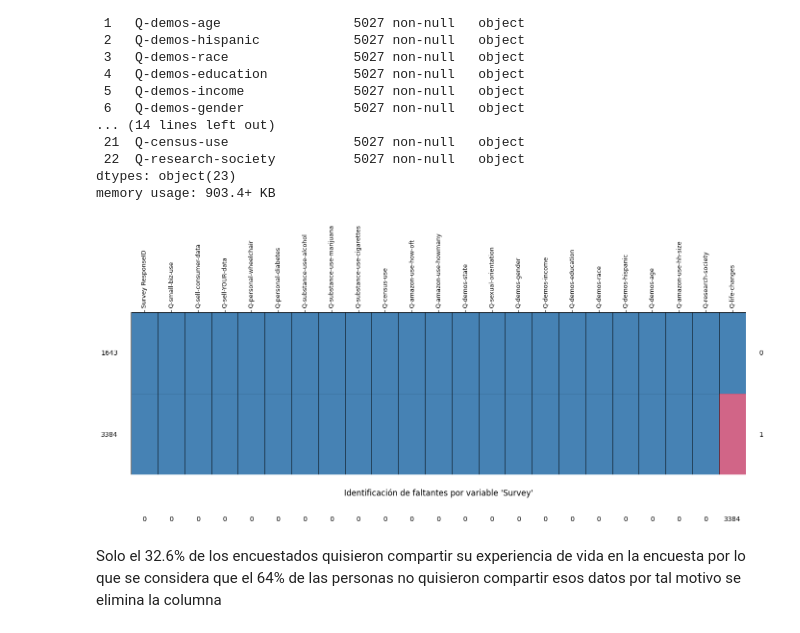
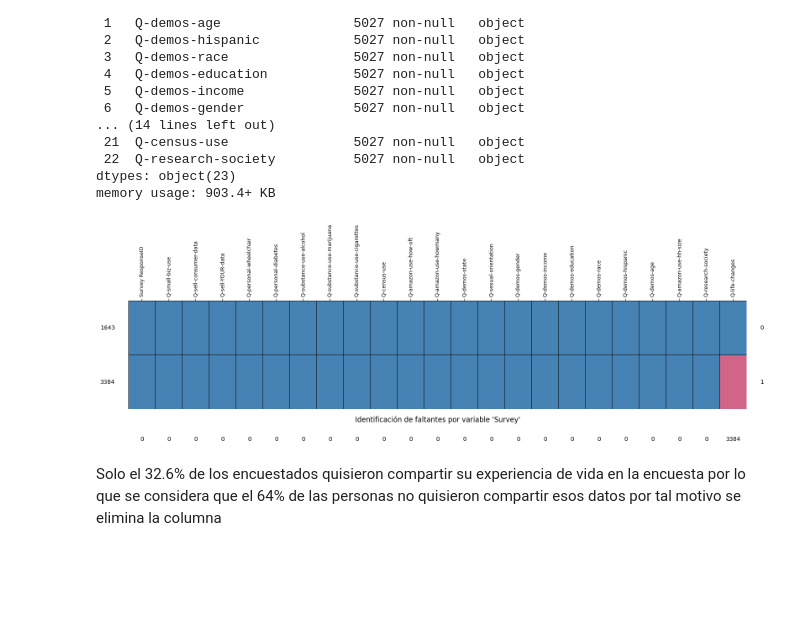
Before and after one commit to Th-msc-data-2026-ujav/Segmentacion-de-clientes-Samsung-SioW-SoW-y-Pow, a Jupyter notebook: segmentacion de clientes/segmentacion_clientes.ipynb, the cells around one changed output. Drawn from its saved outputs; the diff is of its cells as text; code cells hidden in the pictures; blank space fills up the shorter version.

```diff
--- a/segmentacion de clientes/segmentacion_clientes.ipynb
+++ b/segmentacion de clientes/segmentacion_clientes.ipynb
@@ -329,91 +326,14 @@ Data columns (total 23 columns):
 dtypes: object(23)
 memory usage: 903.4+ KB
 # %%
-# 1. Convertir a matriz booleana (True si es faltante, False si está presente)
-missing_matrix = survey .isnull()
-
-# 2. AGRUPAR por patrones idénticos de faltantes y contar cuántas filas tienen cada patrón
-# Esto reduce tus 19,706 filas a solo unas cuantas combinaciones únicas
-patrones = (
-    missing_matrix.groupby(list(missing_matrix.columns))
-    .size()
-    .reset_index(name="Frecuencia_Filas")
+grafico_faltantes_original(
+    survey,
+    "Identificación de faltantes por variable 'Survey'",
+    "figura_2.png",
+    figsize=(16, 6)
 )
-
-# 3. Ordenar los patrones: Primero los que tienen menos faltantes totales
-# Calculamos cuántas variables faltan en cada patrón (suma horizontal)
-patrones["Total_Faltantes_Por_Patron"] = patrones[survey .columns].sum(axis=1)
-patrones = patrones.sort_values(
-    by=["Total_Faltantes_Por_Patron", "Frecuencia_Filas"],
-    ascending=[True, False],
-)
-
-# 4Ordenar las columnas (variables): De menos faltantes a más faltantes (Izquierda a Derecha)
-total_faltantes_columna = missing_matrix.sum().sort_values()
-columnas_ordenadas = total_faltantes_columna.index
-
-# Reorganizar nuestra matriz agrupada con el orden correcto
-matriz_plot = patrones[columnas_ordenadas].copy()
-conteos_filas = patrones["Frecuencia_Filas"].values
-conteos_cols_patron = patrones["Total_Faltantes_Por_Patron"].values
-conteos_totales_cols = total_faltantes_columna.values
-
-# 5. DIBUJAR EL GRÁFICO (Estilo Cuadrícula de la segunda imagen)
-fig, ax = plt.subplots(figsize=(14, 8))
-
-
-# Colores exactos: Azul para datos presentes (False), Rosa/Magenta para faltantes (True)
-cmap = sns.color_palette(["#4682B4", "#D16587"])
-
-# Dibujamos la cuadrícula limpia con bordes negros (linewidths=0.5)
-sns.heatmap(
-    matriz_plot,
-    cmap=cmap,
-    cbar=False,
-    linewidths=0.5,
-    linecolor="black",
-    ax=ax,
-    yticklabels=False,
-)
-
-# Ajustar etiquetas del eje X arriba (como en tu imagen objetivo)
-ax.xaxis.tick_top()
-ax.set_xticklabels(columnas_ordenadas, rotation=90, fontsize=9)
-
-# 7. AGREGAR LOS NÚMEROS DE LOS BORDES
-
-# Eje Izquierdo: Frecuencia de filas con ese patrón
-for i, count in enumerate(conteos_filas):
-    ax.text(-0.5, i + 0.5, str(count), va="center", ha="right", fontsize=10)
-
-# Eje Derecho: Cuántas variables faltan en esa fila/patrón
-for i, count in enumerate(conteos_cols_patron):
-    ax.text(
-        len(columnas_ordenadas) + 0.5,
-        i + 0.5,
-        str(count),
-        va="center",
-        ha="left",
-        fontsize=10,
-    )
-
-# Eje Inferior: Total de faltantes por cada variable independiente
-for j, count in enumerate(conteos_totales_cols):
-    ax.text(
-        j + 0.5,
-        len(patrones) + 0.5,
-        str(count),
-        va="top",
-        ha="center",
-        fontsize=10,
-    )
-
-# Título inferior
-plt.title("Identificación de faltantes por variable 'Survey'", y=-0.15, fontsize=12)
-plt.tight_layout()
-plt.show()
 # %% [output]
-[figure, old version]
+[figure, new version]
 # %% [markdown]
 Solo el 32.6% de los encuestados quisieron compartir su experiencia de vida en la encuesta por lo que se considera que el 64% de las personas no quisieron compartir esos datos por tal motivo se elimina la columna
 # %%
```
Also changed, not shown: parts of 5 cells of this notebook, 3 other files.
